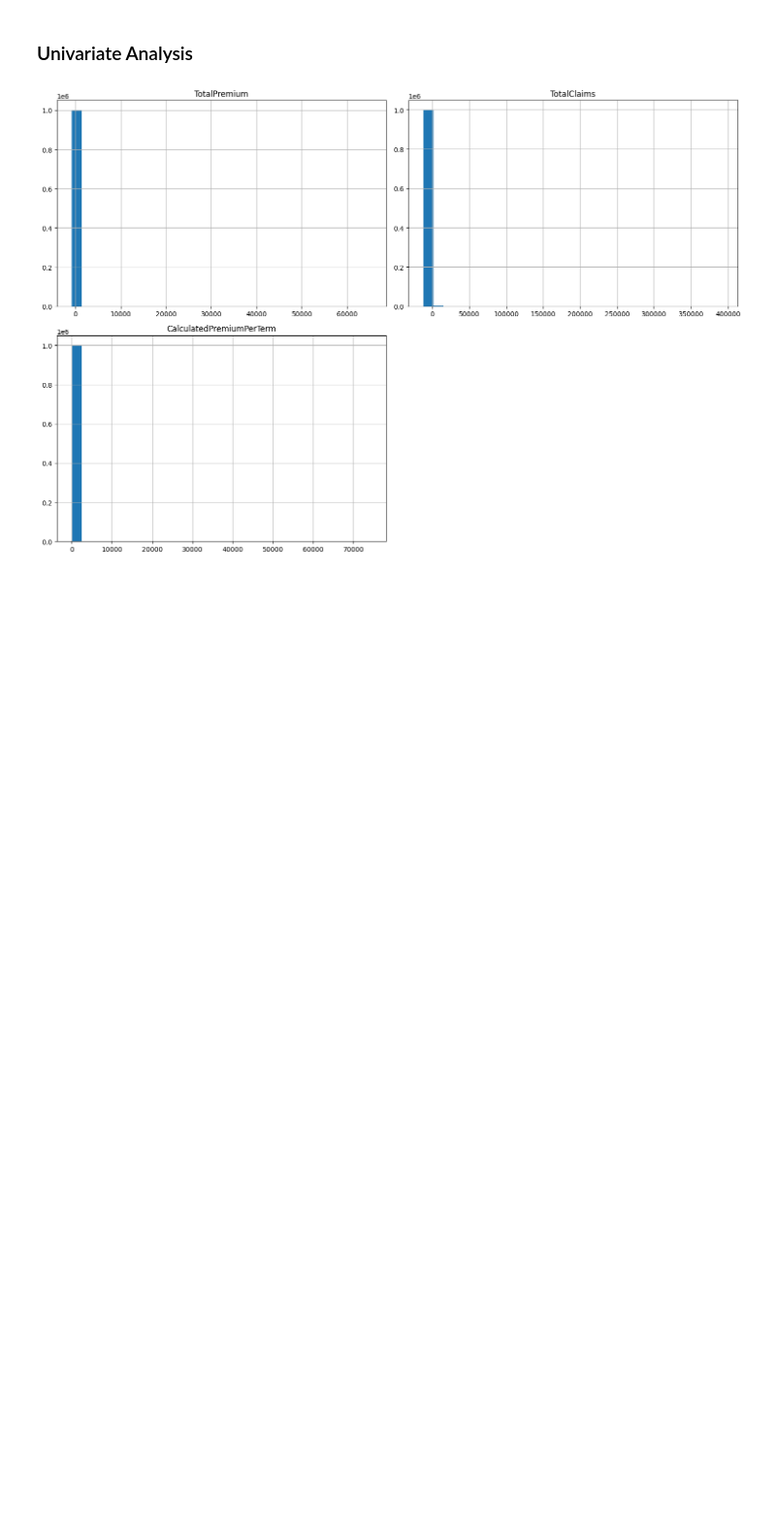
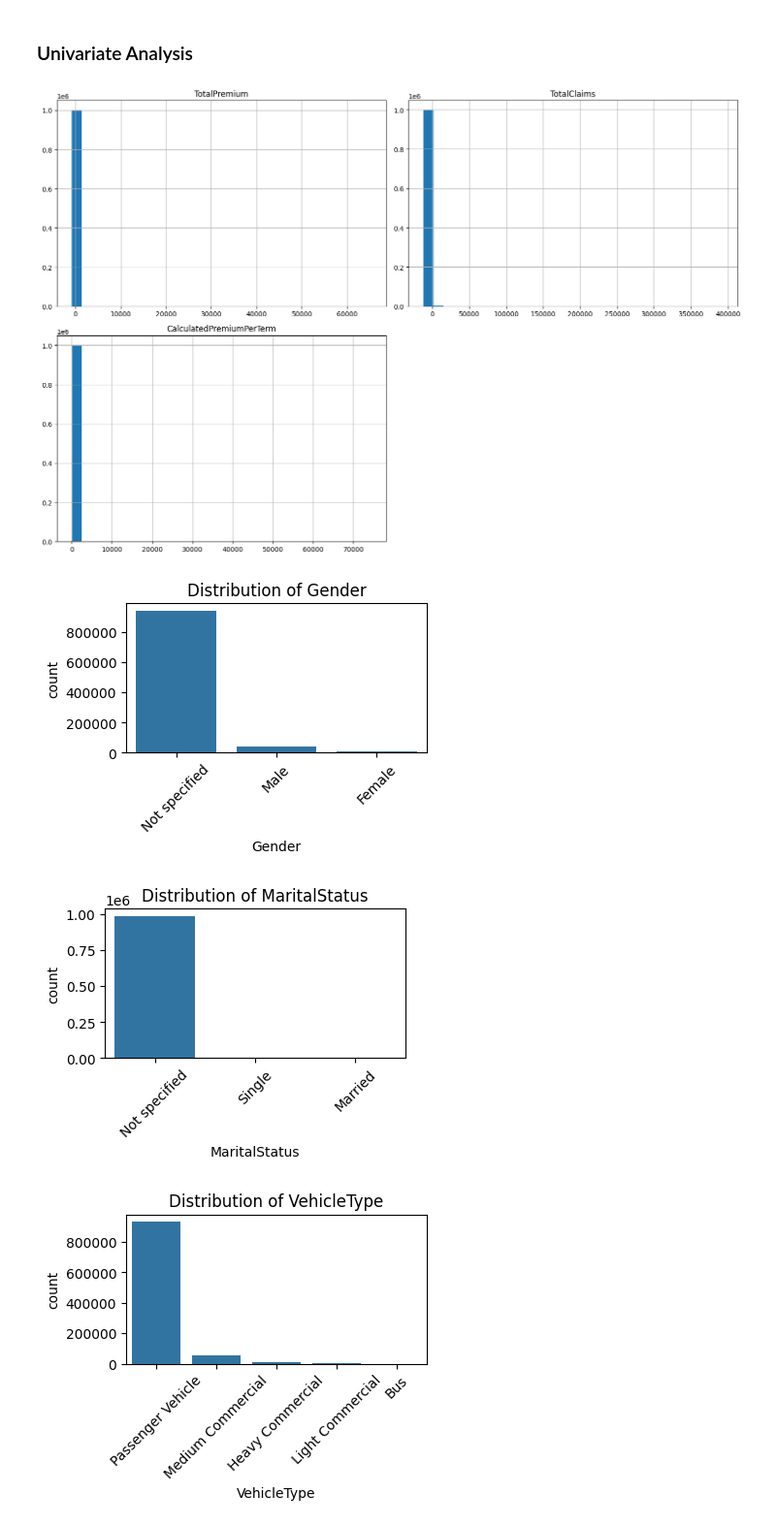
Before and after one commit to EstifanosTeklay/ACISInsuranceAnalytics, a Jupyter notebook: notebooks/ACISEda.ipynb, the cells around one changed output. Shown: that part at 97% size. Drawn from its saved outputs; the diff is of its cells as text; code cells hidden in the pictures; blank space fills up the shorter version.

```diff
--- a/notebooks/ACISEda.ipynb
+++ b/notebooks/ACISEda.ipynb
@@ -203,11 +203,15 @@ plt.show()
 # %%
 # List of categorical columns
 
 selected_categorical = ['Gender', 'MaritalStatus', 'VehicleType', 'CoverCategory']
 
 for col in selected_categorical:
-    plt.figure(figsize=(8, 4))
-    sns.countplot(data=df, x=col, order=df[col].value_counts().index)
+    plt.figure(figsize=(4, 2))
+    sns.countplot(data=text_data, x=col, order=text_data[col].value_counts().index)
     plt.title(f'Distribution of {col}')
     plt.xticks(rotation=45)
     plt.show()
+# %% [output]
+[figure, added]
+[figure, added]
+[figure, added]
```
Also changed, not shown: parts of 3 cells of this notebook.
